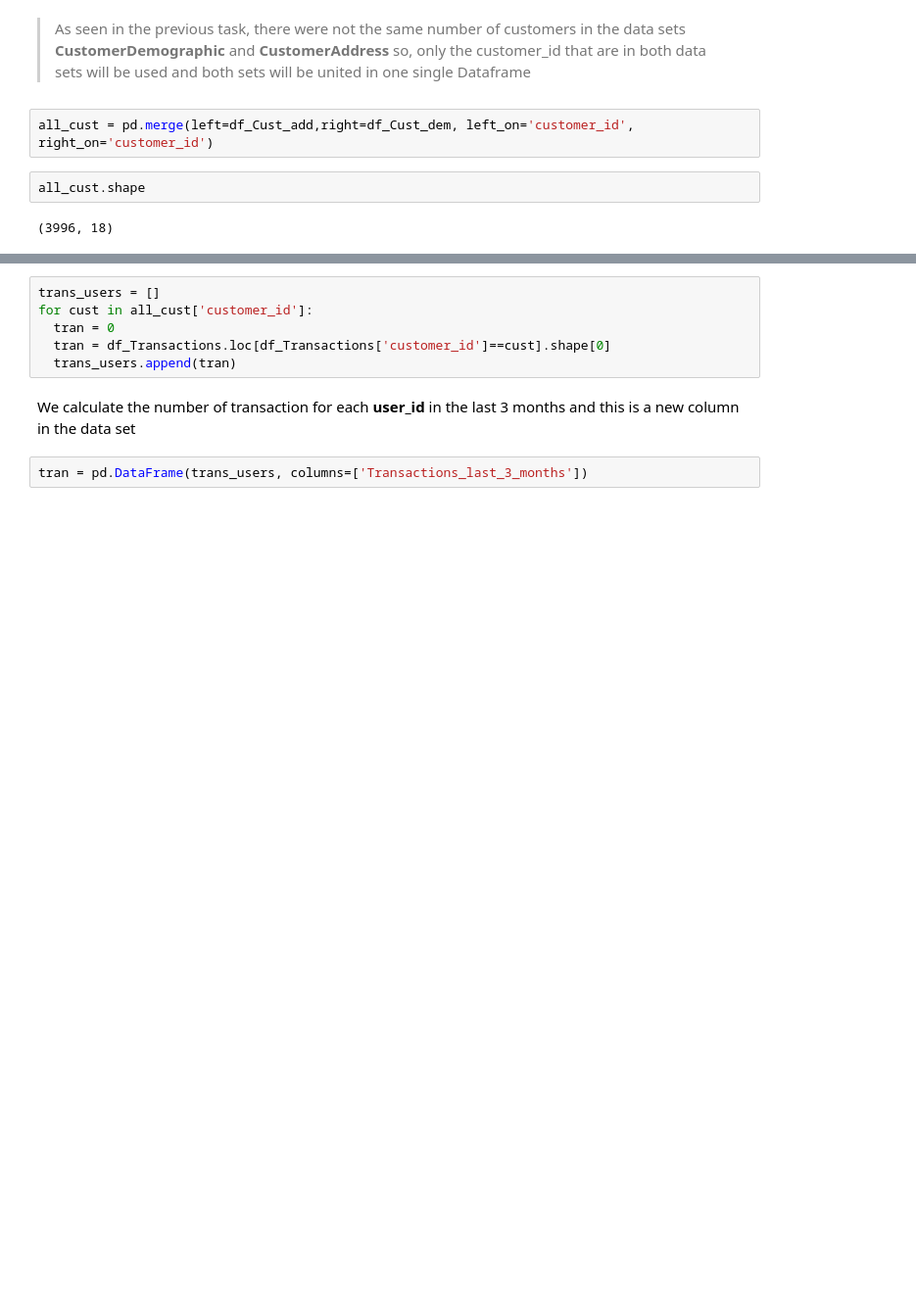
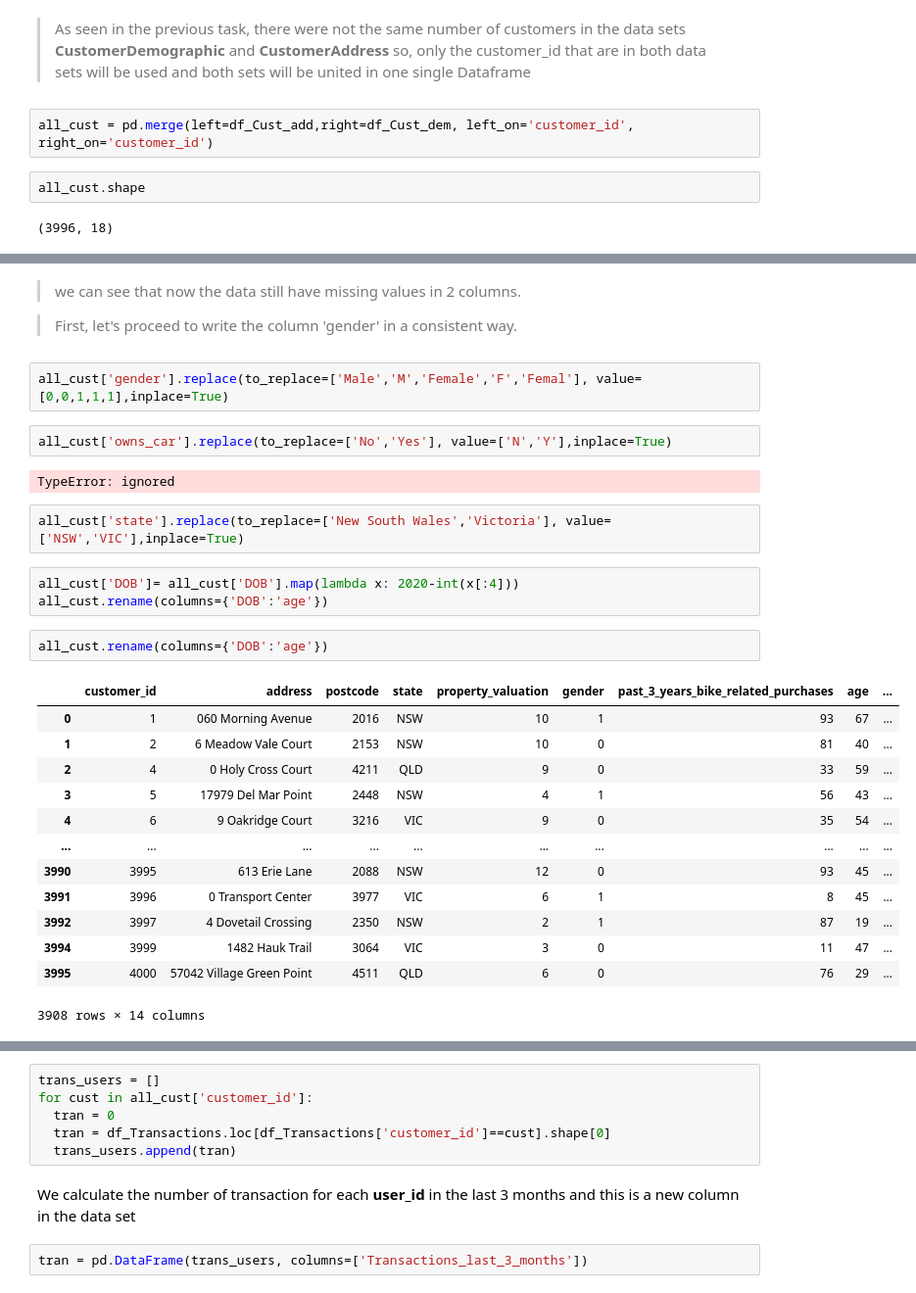
Before and after one commit to SarahLares/KPMG_virtual_intership, a Jupyter notebook: Data_Insightsy_Assessment_KPMG_Virtual_intership.ipynb, the cells around one changed output, grey strips where cells are left out. Shown at 98% size. Drawn from its saved outputs; the diff is of its cells as text; blank space fills up the shorter version.

```diff
--- a/Data_Insightsy_Assessment_KPMG_Virtual_intership.ipynb
+++ b/Data_Insightsy_Assessment_KPMG_Virtual_intership.ipynb
@@ -20,3 +91,36 @@ all_cust.shape
+# %% [markdown]
+
+
+> we can see that now the data still have missing values in 2 columns.
+
+> First, let's proceed to write the column 'gender' in a consistent way.
+# %%
+all_cust['gender'].replace(to_replace=['Male','M','Female','F','Femal'], value=[0,0,1,1,1],inplace=True)
+# %%
+all_cust['owns_car'].replace(to_replace=['No','Yes'], value=['N','Y'],inplace=True)
+# %% [output]
+TypeError: ignored
+# %%
+all_cust['state'].replace(to_replace=['New South Wales','Victoria'], value=['NSW','VIC'],inplace=True)
+# %%
+all_cust['DOB']= all_cust['DOB'].map(lambda x: 2020-int(x[:4]))
+all_cust.rename(columns={'DOB':'age'})
+# %%
+all_cust.rename(columns={'DOB':'age'})
+# %% [output]
+|  | customer_id | address | postcode | state | property_valuation | gender | past_3_years_bike_related_purchases | age | ... |
+| 0 | 1 | 060 Morning Avenue | 2016 | NSW | 10 | 1 | 93 | 67 | ... |
+| 1 | 2 | 6 Meadow Vale Court | 2153 | NSW | 10 | 0 | 81 | 40 | ... |
+| 2 | 4 | 0 Holy Cross Court | 4211 | QLD | 9 | 0 | 33 | 59 | ... |
+| 3 | 5 | 17979 Del Mar Point | 2448 | NSW | 4 | 1 | 56 | 43 | ... |
+| 4 | 6 | 9 Oakridge Court | 3216 | VIC | 9 | 0 | 35 | 54 | ... |
+| ... | ... | ... | ... | ... | ... | ... | ... | ... | ... |
+| 3990 | 3995 | 613 Erie Lane | 2088 | NSW | 12 | 0 | 93 | 45 | ... |
+| 3991 | 3996 | 0 Transport Center | 3977 | VIC | 6 | 1 | 8 | 45 | ... |
+| 3992 | 3997 | 4 Dovetail Crossing | 2350 | NSW | 2 | 1 | 87 | 19 | ... |
+| 3994 | 3999 | 1482 Hauk Trail | 3064 | VIC | 3 | 0 | 11 | 47 | ... |
+| 3995 | 4000 | 57042 Village Green Point | 4511 | QLD | 6 | 0 | 76 | 29 | ... |
+3908 rows × 14 columns
 # %%
 all_cust.head()
 # %% [output]
```
Also changed, not shown: parts of 9 cells of this notebook.
